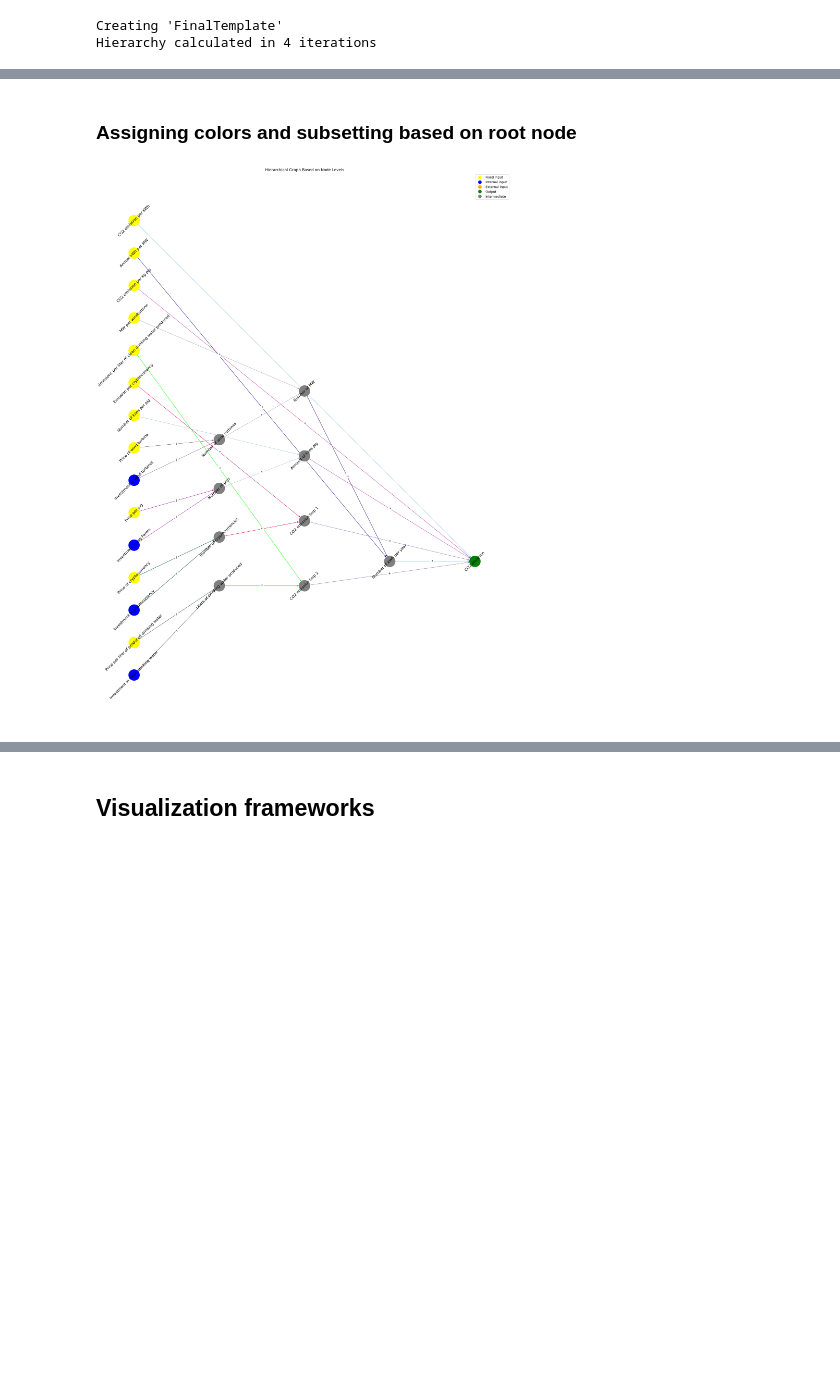
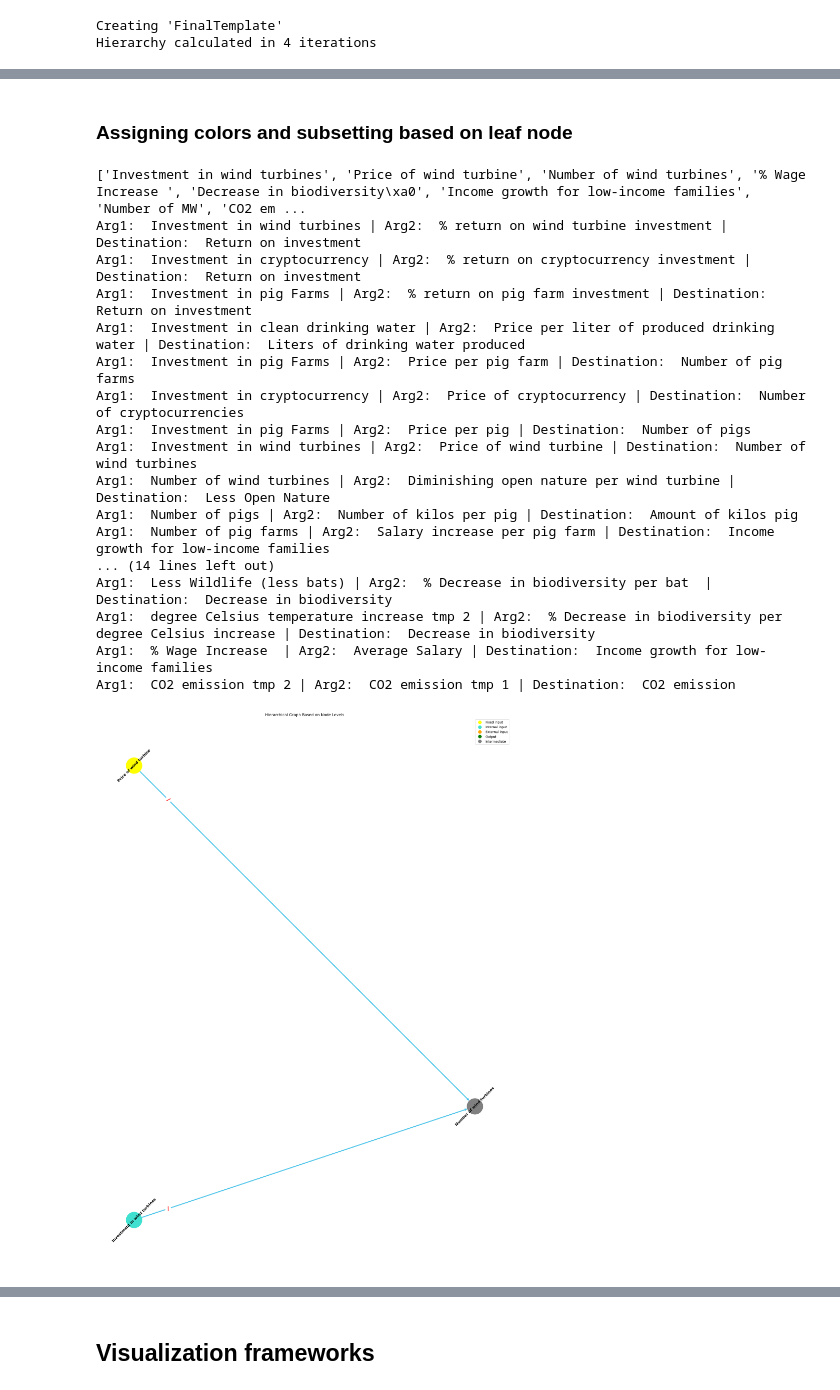
Before and after one commit to ymmath/trbs, a Jupyter notebook: model/dependency_tree_playground.ipynb, the cells around one changed output, grey strips where cells are left out. Saved outputs shown, nothing was run; the diff lists cells and outputs as text; code cells hidden in the pictures; blank space fills up the shorter version.

Commit message:
Made text bolder and made edges thicker

```diff
--- a/model/dependency_tree_playground.ipynb
+++ b/model/dependency_tree_playground.ipynb
@@ -390,7 +390,7 @@ edge_labels = {(u, v): d["label"] for u, v, d in G.edges(data=True)}
 node_colors = [G.nodes[node]["color"] for node in G.nodes()]
 legend_dict = {
     'Fixed input': 'yellow',
-    'Internal input': 'blue',
+    'Internal input': 'turquoise',
     'External input': 'orange',
     'Output': 'green',
     'Intermediate': 'grey'
@@ -420,5 +420,5 @@ plt.show()
 # %% [markdown]
-### Assigning colors and subsetting based on root node
+### Assigning colors and subsetting based on leaf node
 # %%
 number_of_colors = 29
 
@@ -431,6 +431,7 @@ data['dep_color'] = color
 def draw_subset_graph(nodes):
     ## Classifying argument1, argument2, destination
     ## Robusting TODO: Make subset graph using parent graph but without re-creating a new graph
+    print(nodes)
     tuples = []
     for index, row in data.iterrows():
         destination = row['destination']
@@ -440,16 +441,20 @@ def draw_subset_graph(nodes):
         row_level = row['hierarchy']
         edge_color = row['dep_color']
 
-        nodes_clone = nodes.copy()
-        if (argument_1 in nodes_clone) and (argument_2 in nodes_clone) and (destination in nodes_clone):
+        # tuple = (argument_1, NULL, NULL, NULL)
+
+        print("Arg1: ", argument_1, "| Arg2: ", argument_2, "| Destination: ", destination)
+
+#         nodes_clone = nodes.copy()
+        if (argument_1 in nodes) and (argument_2 in nodes) and (destination in nodes):
             t = (argument_1, argument_2, destination, operator, edge_color)
             tuples.append(t)
             # POTENTIAL BUG: What if a node is used in multiple rows?
             ## FIX: Remove/comment the lines below?
-            nodes_clone.remove(argument_1)
-            nodes_clone.remove(argument_2)
-            nodes_clone.remove(destination)
-    # print(tuples)
+#             nodes_clone.remove(argument_1)
+#             nodes_clone.remove(argument_2)
+#             nodes_clone.remove(destination)
+#     print(tuples)
 
     # Make the graph and add the nodes
     G = nx.DiGraph()
@@ -464,8 +469,8 @@ def draw_subset_graph(nodes):
         elif pd.isna(t[1]):
             G.add_edge(t[0], t[2], label='squeezed', color='black')
         else:
-            G.add_edge(t[0], t[2], label=t[3], color=t[4])
-            G.add_edge(t[1], t[2], label=t[3], color=t[4])
+            G.add_edge(t[0], t[2], label=t[3], color=t[4], weight=3)
+            G.add_edge(t[1], t[2], label=t[3], color=t[4], weight=3)
 
     # Create a dictionary to store nodes at each level
     nodes_by_level = defaultdict(list)
@@ -479,7 +484,7 @@ def draw_subset_graph(nodes):
 
     # LEFT TO RIGHT
     x_spacing = 1.0  # Adjust this value for spacing between levels
-    y_spacing = 5.0  # Adjust this value for vertical spacing between nodes at the same level
+    y_spacing = 1.0  # Adjust this value for vertical spacing between nodes at the same level
     for level, nodes in nodes_by_level.items():
         num_nodes = len(nodes)
         x_value = level * x_spacing
@@ -489,19 +494,22 @@ def draw_subset_graph(nodes):
     # Plot the graph
     edge_labels = {(u, v): d["label"] for u, v, d in G.edges(data=True)}
     edge_colors = [G[u][v]['color'] for u, v in G.edges()]
+    edge_weights = [G[u][v]['weight'] for u,v in G.edges()]
     node_colors = [G.nodes[node]["color"] for node in G.nodes()]
 
     plt.figure(figsize=(18, 24))
 
     # with_labels=False because of rotating the node labels
-    nx.draw(G, pos, node_color=node_colors, edge_color=edge_colors, with_labels=False, node_size=1200, font_size=10)
+    nx.draw(G, pos, node_color=node_colors, edge_color=edge_colors, width=edge_weights, with_labels=False, node_size=2500)
 
-    text = nx.draw_networkx_labels(G, pos)
+    text = nx.draw_networkx_labels(G, pos, font_weight='bold')
 
     # Rotate the node labels
     for _, t in text.items():
         t.set_rotation(45)
-    nx.draw_networkx_edge_labels(G, pos, edge_labels=edge_labels)
+#     nx.draw_networkx_edge_labels(G, pos, edge_labels=edge_labels)
+    nx.draw_networkx_edge_labels(G, pos, edge_labels=edge_labels, label_pos=0.9,
+                             font_color='red', font_size=18, font_weight='bold')
 
     # Create and add legend
     legend_handles, legend_labels = create_legend(legend_dict)
@@ -513,16 +521,36 @@ def draw_subset_graph(nodes):
 # %%
 def select_subset(G, name_of_node):
     ## TODO: Robusting for case or other mismatch in input (use regex?)
-    nodes_subset = nx.ancestors(G, name_of_node)
-    nodes_subset.add(name_of_node)
-    # print(nodes_subset)
+    nodes_subset = list(nx.ancestors(G, name_of_node))
+    nodes_subset.append(name_of_node)
+    nodes_subset += nx.descendants(G, name_of_node)
+#     print(nodes_subset)
+#     print(nx.ancestors(G, name_of_node))
+#     print(nx.descendants(G, name_of_node))
     # nx.draw(ancestors, pos, node_color=node_colors, with_labels=False, node_size=1200, font_size=10)
     draw_subset_graph(nodes_subset)
 # %%
 # Test out the subgraph function with a few examples:
-select_subset(G, 'CO2 emission')
+select_subset(G, 'Number of wind turbines')
 # %% [output]
+['Investment in wind turbines', 'Price of wind turbine', 'Number of wind turbines', '% Wage Increase ', 'Decrease in biodiversity\xa0', 'Income growth for low-income families', 'Number of MW', 'CO2 em ...
+Arg1:  Investment in wind turbines | Arg2:  % return on wind turbine investment | Destination:  Return on investment
+Arg1:  Investment in cryptocurrency | Arg2:  % return on cryptocurrency investment | Destination:  Return on investment
+Arg1:  Investment in pig Farms | Arg2:  % return on pig farm investment | Destination:  Return on investment
+Arg1:  Investment in clean drinking water | Arg2:  Price per liter of produced drinking water | Destination:  Liters of drinking water produced
+Arg1:  Investment in pig Farms | Arg2:  Price per pig farm | Destination:  Number of pig farms
+Arg1:  Investment in cryptocurrency | Arg2:  Price of cryptocurrency | Destination:  Number of cryptocurrencies
+Arg1:  Investment in pig Farms | Arg2:  Price per pig | Destination:  Number of pigs
+Arg1:  Investment in wind turbines | Arg2:  Price of wind turbine | Destination:  Number of wind turbines
+Arg1:  Number of wind turbines | Arg2:  Diminishing open nature per wind turbine | Destination:  Less Open Nature
+Arg1:  Number of pigs | Arg2:  Number of kilos per pig | Destination:  Amount of kilos pig
+Arg1:  Number of pig farms | Arg2:  Salary increase per pig farm | Destination:  Income growth for low-income families
+... (14 lines left out)
+Arg1:  Less Wildlife (less bats) | Arg2:  % Decrease in biodiversity per bat  | Destination:  Decrease in biodiversity
+Arg1:  degree Celsius temperature increase tmp 2 | Arg2:  % Decrease in biodiversity per degree Celsius increase | Destination:  Decrease in biodiversity
+Arg1:  % Wage Increase  | Arg2:  Average Salary | Destination:  Income growth for low-income families
+Arg1:  CO2 emission tmp 2 | Arg2:  CO2 emission tmp 1 | Destination:  CO2 emission
-[figure, old version]
+[figure, new version]
 # %%
 select_subset(G, 'Return on investment')
 # %% [output]
```
Also changed, not shown: parts of 5 cells of this notebook.
